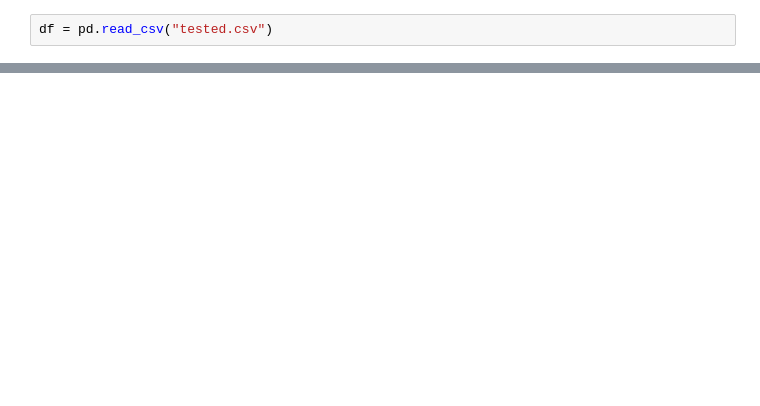
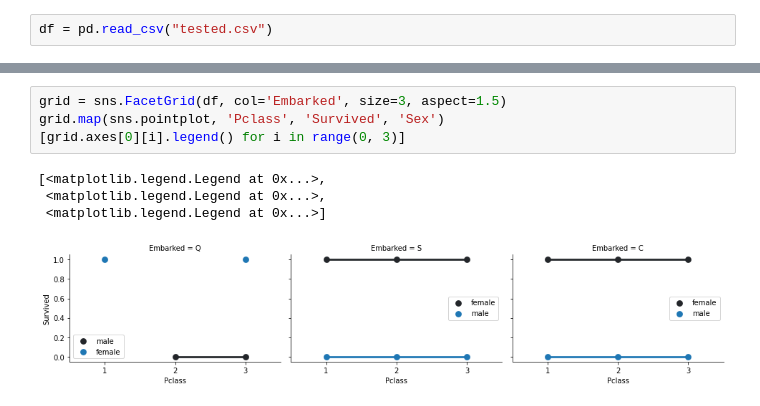
Before and after one commit to roblivesinottawa/titanic_passengers_analysis, a Jupyter notebook: analysis.ipynb, the cells around one changed output, grey strips where cells are left out. Drawn from its saved outputs; the diff is of its cells as text; blank space fills up the shorter version.

```diff
--- a/analysis.ipynb
+++ b/analysis.ipynb
@@ -16,0 +123,9 @@ df.head()
+# %%
+grid = sns.FacetGrid(df, col='Embarked', size=3, aspect=1.5)
+grid.map(sns.pointplot, 'Pclass', 'Survived', 'Sex')
+[grid.axes[0][i].legend() for i in range(0, 3)]
+# %% [output]
+[<matplotlib.legend.Legend at 0x...>,
+ <matplotlib.legend.Legend at 0x...>,
+ <matplotlib.legend.Legend at 0x...>]
+[figure, added]
```
Also changed, not shown: parts of 18 cells of this notebook.
